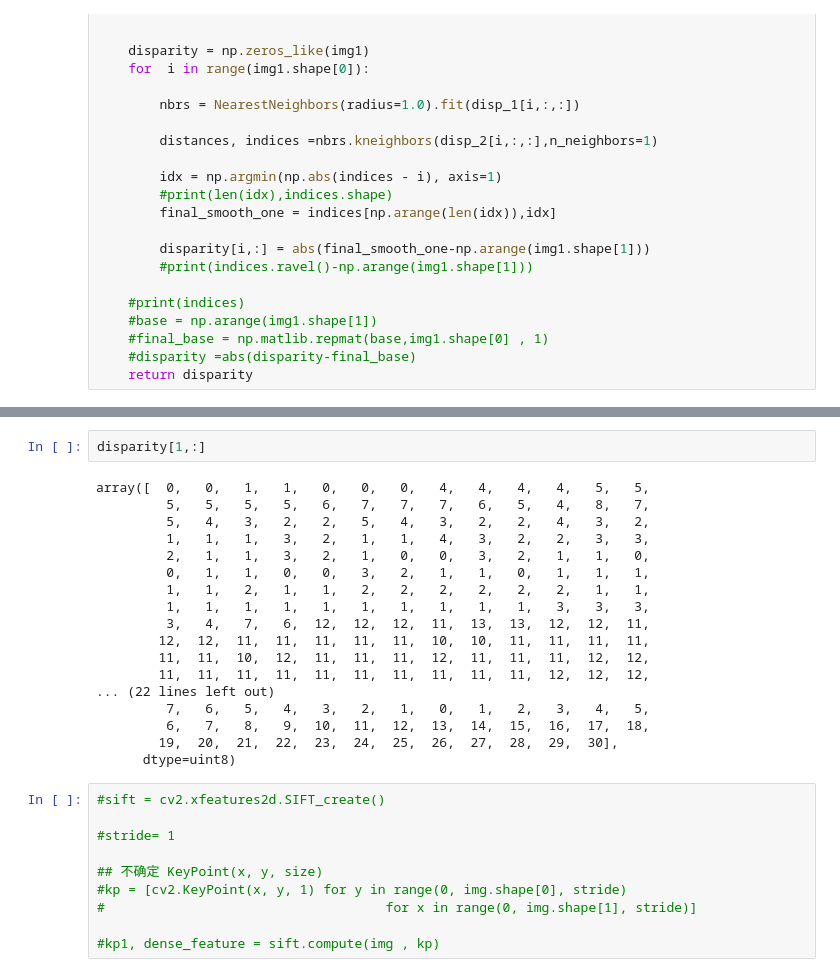
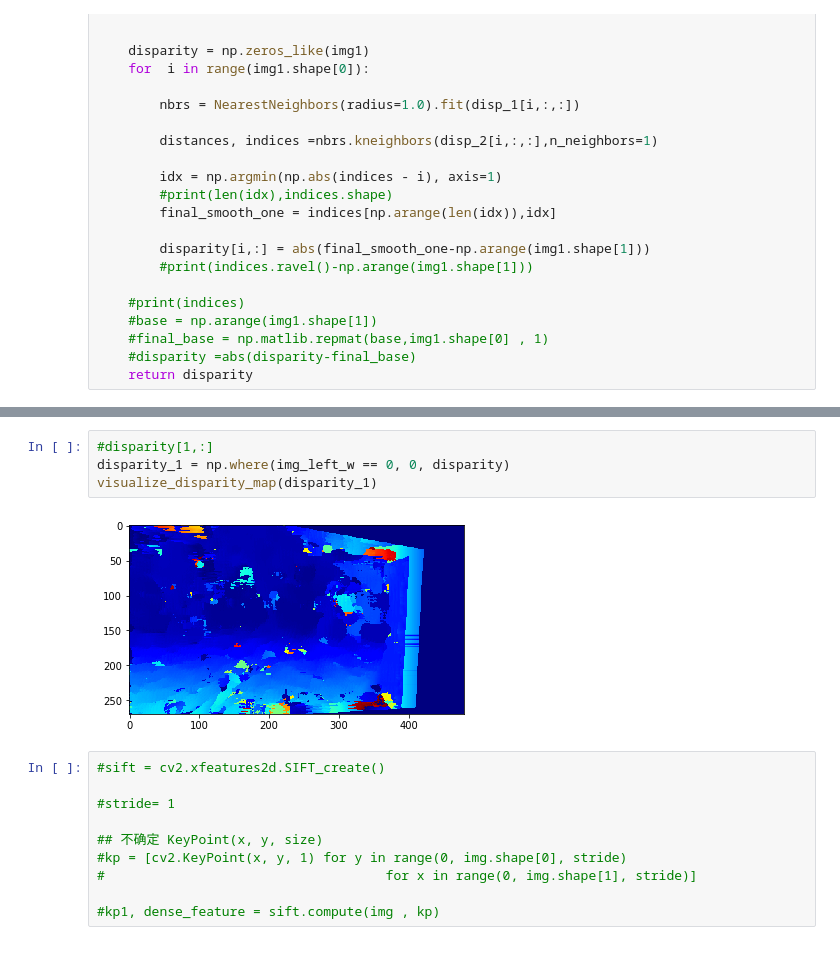
Before and after one commit to djzts/CSCI5561, a Jupyter notebook: HW5/Untitled.ipynb, the cells around one changed output, grey strips where cells are left out. Drawn from its saved outputs; the diff is of its cells as text.

```diff
--- a/HW5/Untitled.ipynb
+++ b/HW5/Untitled.ipynb
@@ -430,23 +436,9 @@ visualize_disparity_map(disparity)
-# %%
-disparity[1,:]
-# %% [output]
-array([  0,   0,   1,   1,   0,   0,   0,   4,   4,   4,   4,   5,   5,
-         5,   5,   5,   5,   6,   7,   7,   7,   6,   5,   4,   8,   7,
-         5,   4,   3,   2,   2,   5,   4,   3,   2,   2,   4,   3,   2,
-         1,   1,   1,   3,   2,   1,   1,   4,   3,   2,   2,   3,   3,
-         2,   1,   1,   3,   2,   1,   0,   0,   3,   2,   1,   1,   0,
-         0,   1,   1,   0,   0,   3,   2,   1,   1,   0,   1,   1,   1,
-         1,   1,   2,   1,   1,   2,   2,   2,   2,   2,   2,   1,   1,
-         1,   1,   1,   1,   1,   1,   1,   1,   1,   1,   3,   3,   3,
-         3,   4,   7,   6,  12,  12,  12,  11,  13,  13,  12,  12,  11,
-        12,  12,  11,  11,  11,  11,  11,  10,  10,  11,  11,  11,  11,
-        11,  11,  10,  12,  11,  11,  11,  12,  11,  11,  11,  12,  12,
-        11,  11,  11,  11,  11,  11,  11,  11,  11,  11,  12,  12,  12,
-... (22 lines left out)
-         7,   6,   5,   4,   3,   2,   1,   0,   1,   2,   3,   4,   5,
-         6,   7,   8,   9,  10,  11,  12,  13,  14,  15,  16,  17,  18,
-        19,  20,  21,  22,  23,  24,  25,  26,  27,  28,  29,  30],
-      dtype=uint8)
+# %%
+#disparity[1,:]
+disparity_1 = np.where(img_left_w == 0, 0, disparity)
+visualize_disparity_map(disparity_1)
+# %% [output]
+[figure, added]
 # %%
 #sift = cv2.xfeatures2d.SIFT_create()
 
```
Also changed, not shown: parts of 14 cells of this notebook.
